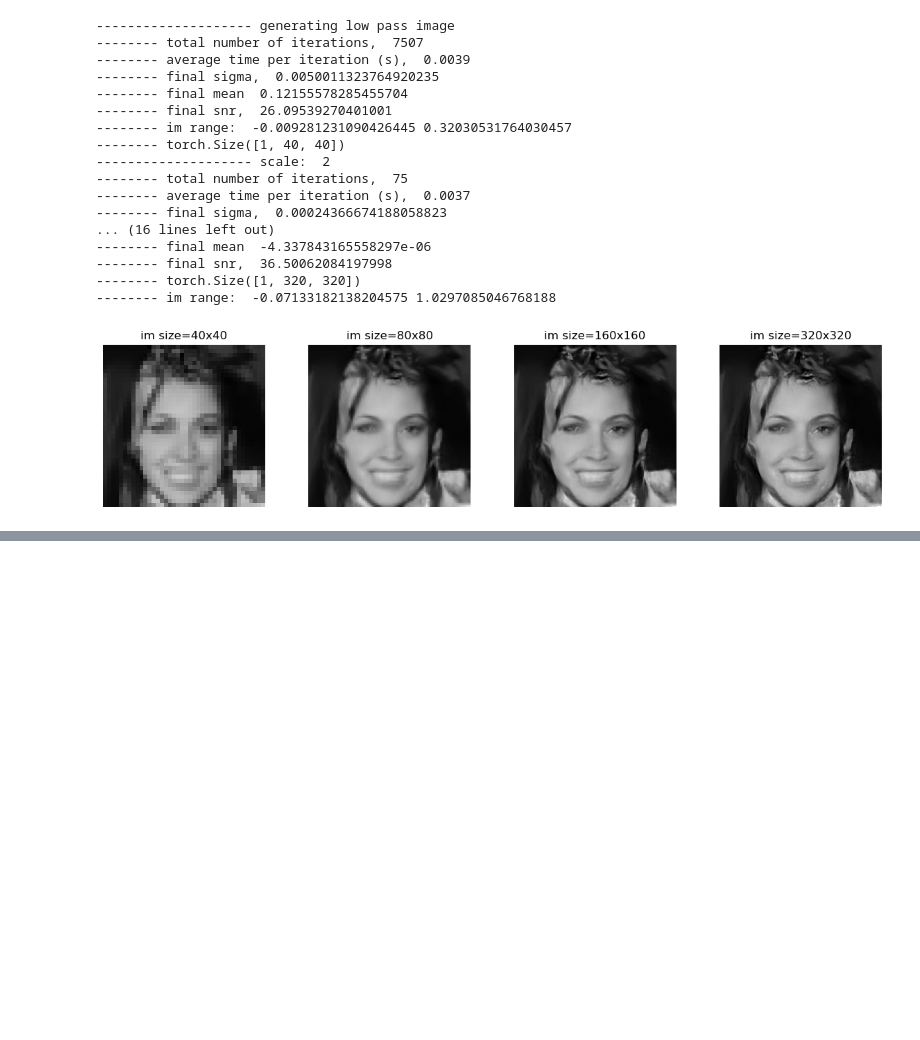
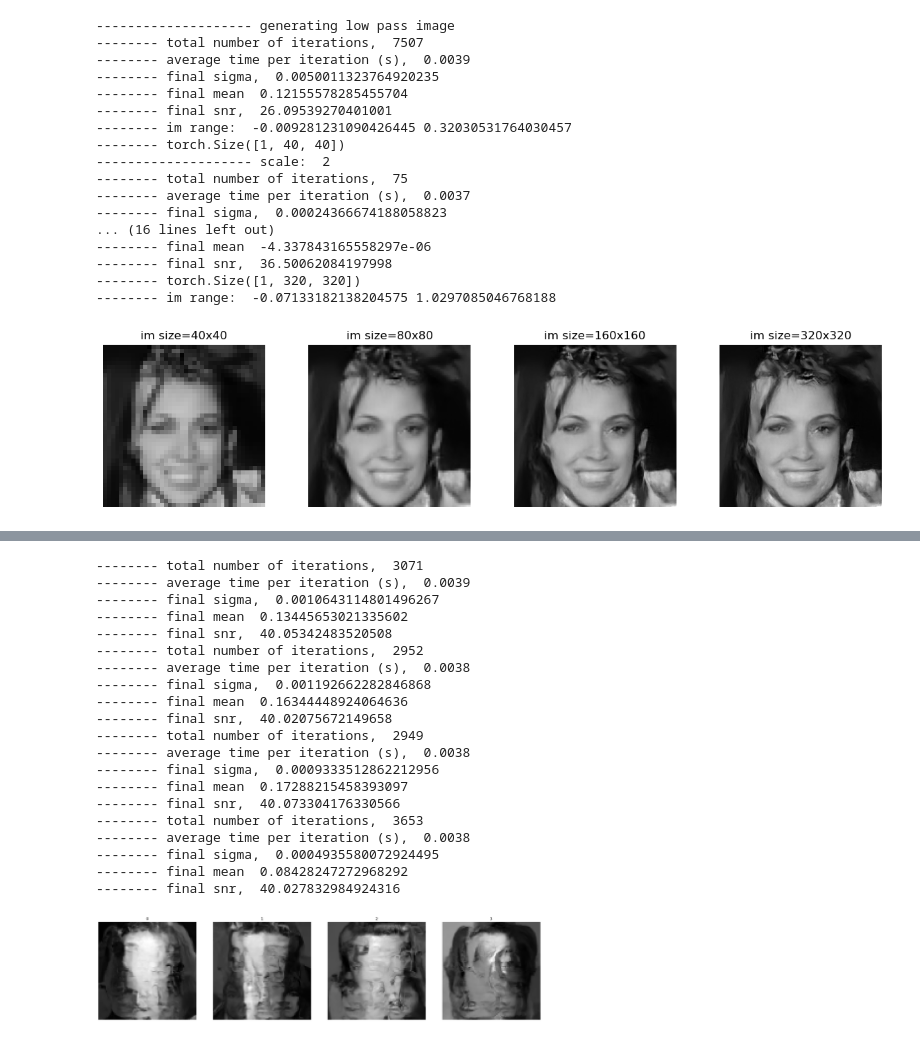
Before and after one commit to LabForComputationalVision/local-probability-models-of-images, a Jupyter notebook: notebooks/demo.ipynb, the cells around one changed output, grey strips where cells are left out. Saved outputs shown, nothing was run; the diff lists cells and outputs as text; code cells hidden in the pictures; blank space fills up the shorter version.

```diff
--- a/notebooks/demo.ipynb
+++ b/notebooks/demo.ipynb
@@ -738,0 +852,38 @@ for j in range(4):
+# %%
+### generate 80x80 image using the flat denoiser trained on 40x40 face images
+final_ims = []
+for i in range(4):
+    final_im, _,_,_ = one_scale_synthesis(denoisers_43x43['low'],
+                                     (1,80,80),
+                                     sig_0=1,
+                                     sig_L=.01,
+                                     h0=.01,
+                                     beta=.1 ,
+                                     freq=0,
+                                     device = device,
+                                     fixed_h = True)
+    final_ims.append(final_im.detach().cpu().squeeze())
+
+show_im_set(torch.stack(final_ims), label='', im_size = 5 )
+# %% [output]
+-------- total number of iterations,  3071
+-------- average time per iteration (s),  0.0039
+-------- final sigma,  0.0010643114801496267
+-------- final mean  0.13445653021335602
+-------- final snr,  40.05342483520508
+-------- total number of iterations,  2952
+-------- average time per iteration (s),  0.0038
+-------- final sigma,  0.001192662282846868
+-------- final mean  0.16344448924064636
+-------- final snr,  40.02075672149658
+-------- total number of iterations,  2949
+-------- average time per iteration (s),  0.0038
+-------- final sigma,  0.0009333512862212956
+-------- final mean  0.17288215458393097
+-------- final snr,  40.073304176330566
+-------- total number of iterations,  3653
+-------- average time per iteration (s),  0.0038
+-------- final sigma,  0.0004935580072924495
+-------- final mean  0.08428247272968292
+-------- final snr,  40.027832984924316
+[figure, added]
```
Also changed, not shown: parts of 6 cells of this notebook.
